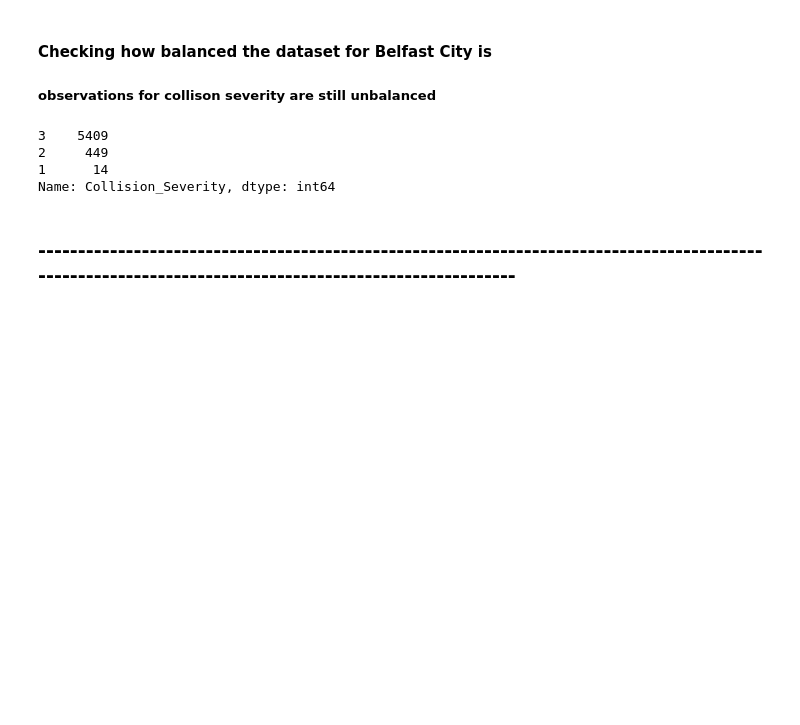
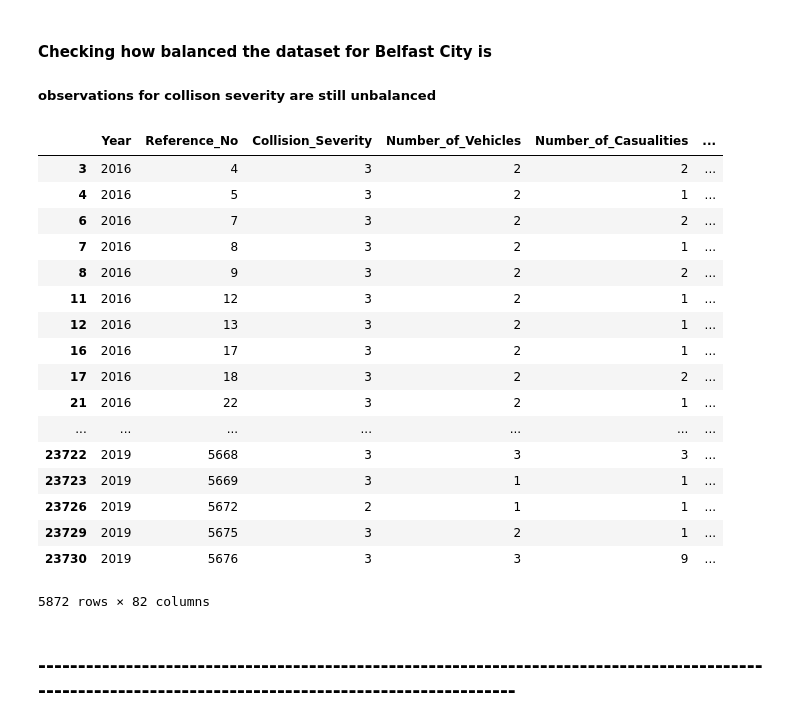
Before and after one commit to networkmeister/Applied-Data-Science-Specialization-Capstone-Project, a Jupyter notebook: Applied Data Science Specialization Capstone Project.ipynb, the cells around one changed output. Cells and saved outputs as stored; diff of their text form; code cells hidden in the pictures; blank space fills up the shorter version.

Commit message:
Add files via upload
Get dummies method for Pandas used

```diff
--- a/Applied Data Science Specialization Capstone Project.ipynb
+++ b/Applied Data Science Specialization Capstone Project.ipynb
@@ -350,13 +355,30 @@ bel_df.describe(include = "all")
 #### Checking how balanced the dataset for Belfast City is
 
 ##### observations for collison severity are still unbalanced
-# %%
-bel_df['Collision_Severity'].value_counts()
-# %% [output]
-3    5409
-2     449
-1      14
-Name: Collision_Severity, dtype: int64
+# %%
+#bel_df['Collision_Severity'].value_counts()
+nw_bel = pd.get_dummies(bel_df)
+#nw_bel.info()
+nw_bel
+# %% [output]
+|  | Year | Reference_No | Collision_Severity | Number_of_Vehicles | Number_of_Casualities | ... |
+| 3 | 2016 | 4 | 3 | 2 | 2 | ... |
+| 4 | 2016 | 5 | 3 | 2 | 1 | ... |
+| 6 | 2016 | 7 | 3 | 2 | 2 | ... |
+| 7 | 2016 | 8 | 3 | 2 | 1 | ... |
+| 8 | 2016 | 9 | 3 | 2 | 2 | ... |
+| 11 | 2016 | 12 | 3 | 2 | 1 | ... |
+| 12 | 2016 | 13 | 3 | 2 | 1 | ... |
+| 16 | 2016 | 17 | 3 | 2 | 1 | ... |
+| 17 | 2016 | 18 | 3 | 2 | 2 | ... |
+| 21 | 2016 | 22 | 3 | 2 | 1 | ... |
+| ... | ... | ... | ... | ... | ... | ... |
+| 23722 | 2019 | 5668 | 3 | 3 | 3 | ... |
+| 23723 | 2019 | 5669 | 3 | 1 | 1 | ... |
+| 23726 | 2019 | 5672 | 2 | 1 | 1 | ... |
+| 23729 | 2019 | 5675 | 3 | 2 | 1 | ... |
+| 23730 | 2019 | 5676 | 3 | 3 | 9 | ... |
+5872 rows × 82 columns
 # %% [markdown]
 ### -------------------------------------------------------------------------------------------------------------------------------------------------------
 # %% [markdown]
```
Also changed, not shown: parts of 5 cells of this notebook.
